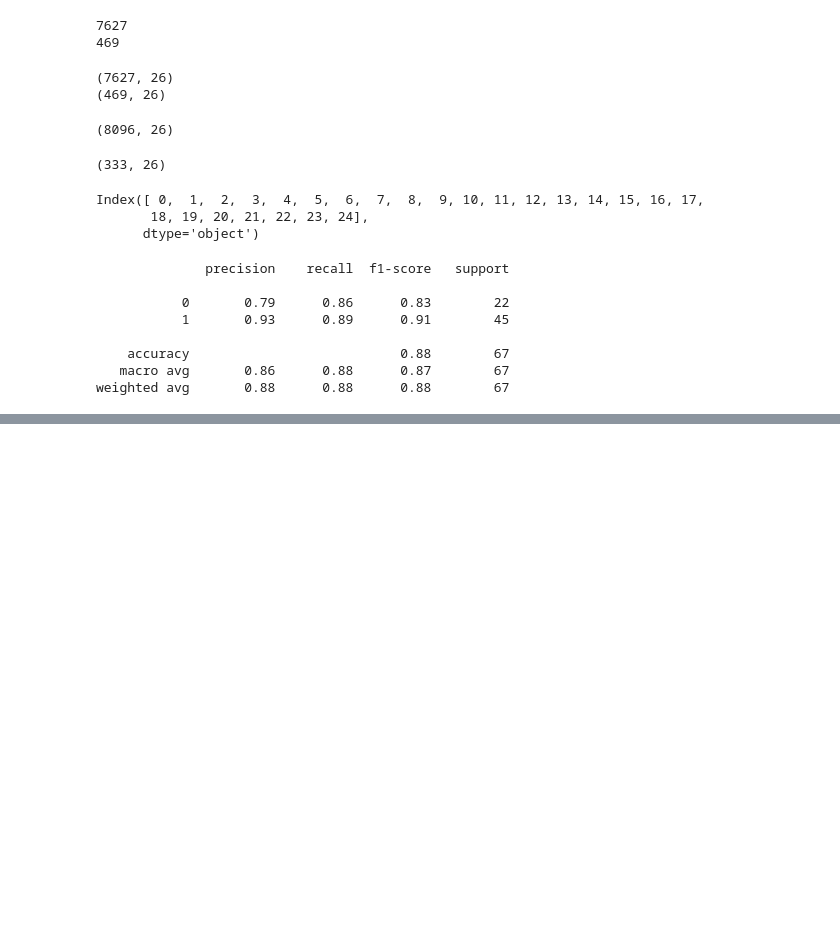
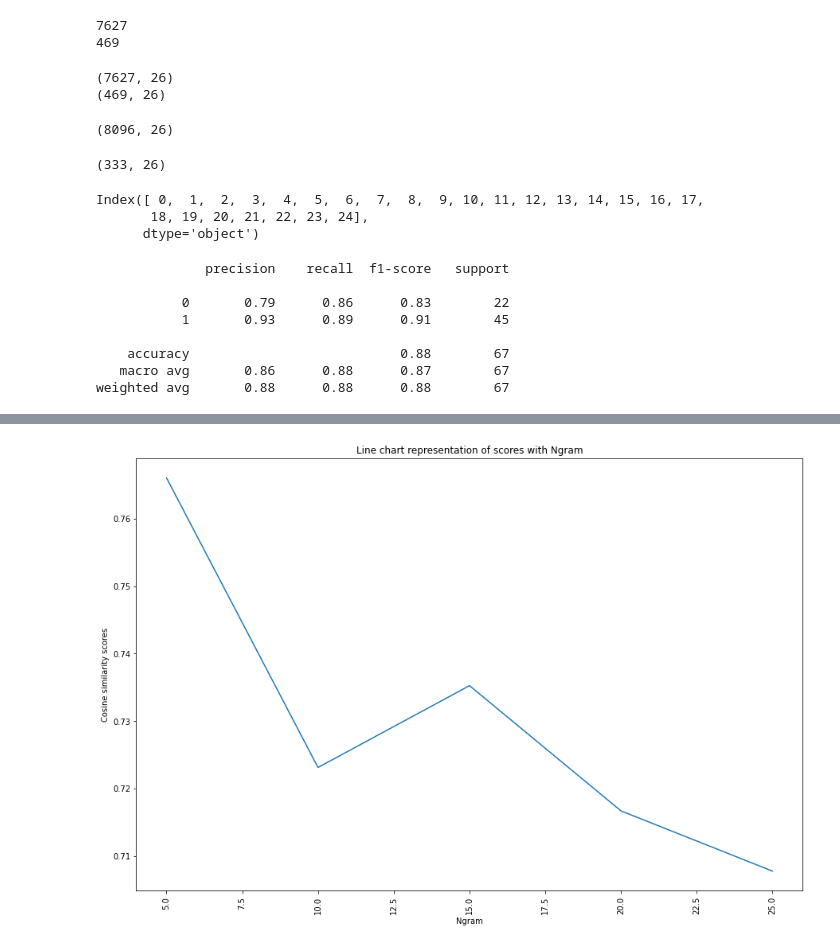
Before and after one commit to nishanth0233/INFO-5502, a Jupyter notebook: Final_exam_Question_3.ipynb, the cells around one changed output, grey strips where cells are left out. Cells and saved outputs as stored; diff of their text form; code cells hidden in the pictures; blank space fills up the shorter version.

```diff
--- a/Final_exam_Question_3.ipynb
+++ b/Final_exam_Question_3.ipynb
@@ -230,7 +227,7 @@ for ngram in range(5, 26, 5):
         s = intr_dictionary[key]
         tokenz = [token for token in s.split(" ") if token != ""]
 
-        for ele in list(ngrams(tokens, ngram)):
+        for ele in list(ngrams(tokenz, ngram)):
             intr_list.append(ele)
 
     for key in norm_dictionary.keys():
@@ -247,31 +244,29 @@ for ngram in range(5, 26, 5):
     normal_data['class'] = 0
 
     combined_data = pd.DataFrame()
-
     combined_data = combined_data.append(intrusion_data)
     combined_data = combined_data.append(normal_data)
 
     print(combined_data.shape)
     print()
 
-
-    combined_data = combined_data.drop_duplicates(subset = combined_df.columns[:-1], keep = 'last')
-    print(combined_df.shape)
+    combined_data = combined_data.drop_duplicates(subset = combined_data.columns[:-1], keep = 'last')
+    print(combined_data.shape)
     print()
 
     from sklearn.metrics.pairwise import cosine_similarity
     import statistics
 
-    similarities_list = []
-    for i in range(0, 100):
-        list1 = list(combined_df[combined_df['class'] == 0].sample(n = 1).iloc[0, :].values)
-        list2 = list(combined_df[combined_df['class'] == 1].sample(n = 1).iloc[0, :].values)
+    similarities = []
+    for j in range(0, 100):
+        list1 = list(combined_data[combined_data['class'] == 0].sample(n = 1).iloc[0, :].values)
+        list2 = list(combined_data[combined_data['class'] == 1].sample(n = 1).iloc[0, :].values)
         try:
-            similarities_list.append(cosine_similarity([list1], [list2]))
-        except Exception as e:
-            print(e)
+            similarities.append(cosine_similarity([list1], [list2]))
+        except Exception as exe:
+            print(exe)
             print(list1, list2)
 
-    print(statistics.median(similarities_list)[0][0])
+    print(statistics.median(similarities)[0][0])
     print()
-    cosine_similar_ngram[ngram] = statistics.median(similarities_list)[0][0]
+    cosine_similar_ngram[ngram] = statistics.median(similarities)[0][0]
@@ -277,0 +291,15 @@ for ngram in range(5, 26, 5):
+# %%
+from scipy.sparse import data
+
+similar_ngram_data = pd.DataFrame({"Ngram":list(cosine_similar_ngram.keys()), "Similarity_scores": list(cosine_similar_ngram.values())})
+plt.rcParams['figure.figsize'] = [15, 10]
+
+# plotting between Ngram and similarity scores
+sns.lineplot(x = "Ngram", y = "Similarity_scores", data = similar_ngram_data)
+plt.title("Line chart representation of scores with Ngram")
+plt.xlabel("Ngram")
+plt.ylabel("Cosine similarity scores")
+plt.xticks(rotation = 90)
+plt.show()
+# %% [output]
+[figure, added]
```
Also changed, not shown: parts of 10 cells of this notebook.
